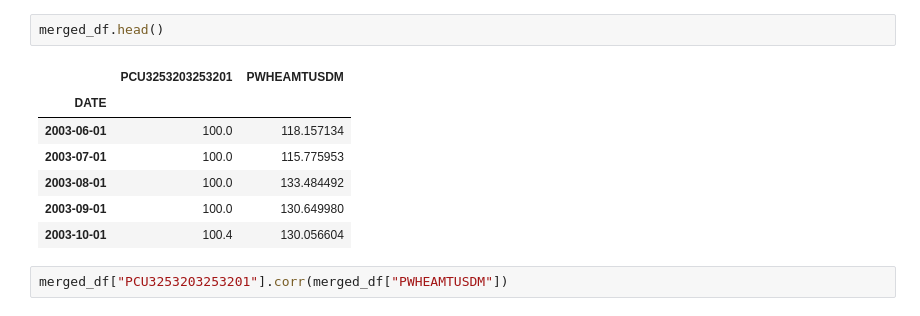
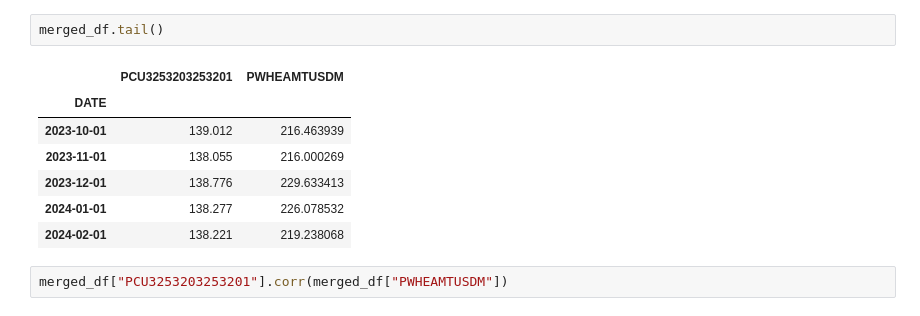
Before and after one commit to ssxnt/Wheat-Production-and-Global-Pricing-Dynamics, a Jupyter notebook: Energy/Notebooks and Datasets/pesticide_vs_wheat.ipynb, the cells around one changed output. Cells and saved outputs as stored; diff of their text form.

```diff
--- a/Energy/Notebooks and Datasets/pesticide_vs_wheat.ipynb
+++ b/Energy/Notebooks and Datasets/pesticide_vs_wheat.ipynb
@@ -42,13 +44,13 @@ plt.show()
-# %%
-merged_df.head()
-# %% [output]
-|  | PCU3253203253201 | PWHEAMTUSDM |
-| DATE |  |  |
-| 2003-06-01 | 100.0 | 118.157134 |
-| 2003-07-01 | 100.0 | 115.775953 |
-| 2003-08-01 | 100.0 | 133.484492 |
-| 2003-09-01 | 100.0 | 130.649980 |
-| 2003-10-01 | 100.4 | 130.056604 |
+# %%
+merged_df.tail()
+# %% [output]
+|  | PCU3253203253201 | PWHEAMTUSDM |
+| DATE |  |  |
+| 2023-10-01 | 139.012 | 216.463939 |
+| 2023-11-01 | 138.055 | 216.000269 |
+| 2023-12-01 | 138.776 | 229.633413 |
+| 2024-01-01 | 138.277 | 226.078532 |
+| 2024-02-01 | 138.221 | 219.238068 |
 # %%
 merged_df["PCU3253203253201"].corr(merged_df["PWHEAMTUSDM"])
 # %% [output]
```
Also changed, not shown: parts of 1 cell of this notebook.
